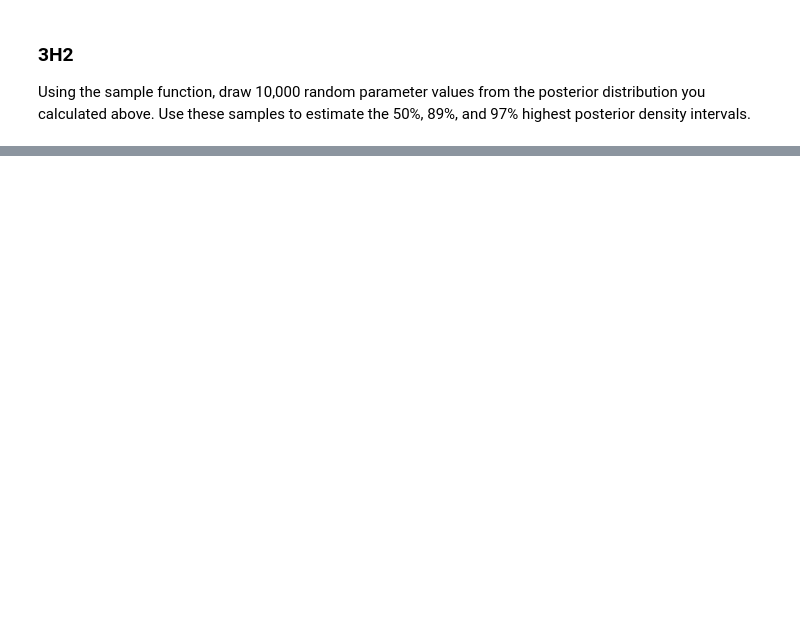
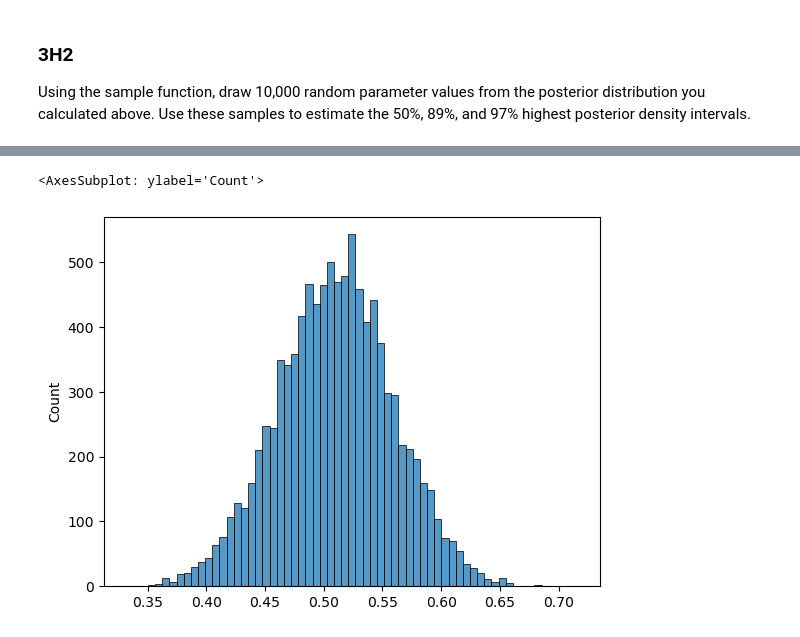
Before and after one commit to RHilly86/statistical_rethinking_notes, a Jupyter notebook: Chapter 3 - Sampling from the Imaginary.ipynb, the cells around one changed output, grey strips where cells are left out. Cells and saved outputs as stored; diff of their text form; code cells hidden in the pictures; blank space fills up the shorter version.

```diff
--- a/Chapter 3 - Sampling from the Imaginary.ipynb
+++ b/Chapter 3 - Sampling from the Imaginary.ipynb
@@ -255,0 +272,12 @@ Use `rbinom()` to simulate 10,000 replicates of 200 births. You should end up wi
+# %%
+# So our likelihood is going to change as we're only interested in the first family
+likelihood = stats.binom.pmf(np.sum(birth_1), n=birth_1.shape, p=p_grid_birth)
+posterior_first_family = prior * likelihood
+posterior_first_family = posterior_first_family / posterior_first_family.sum()
+# %%
+first_family_samples = np.random.choice(p_grid_birth, p=posterior_first_family, size=10_000, replace=True)
+# %%
+sns.histplot(first_family_samples)
+# %% [output]
+<AxesSubplot: ylabel='Count'>
+[figure, added]
```
Also changed, not shown: parts of 24 cells of this notebook, 1 other file.
